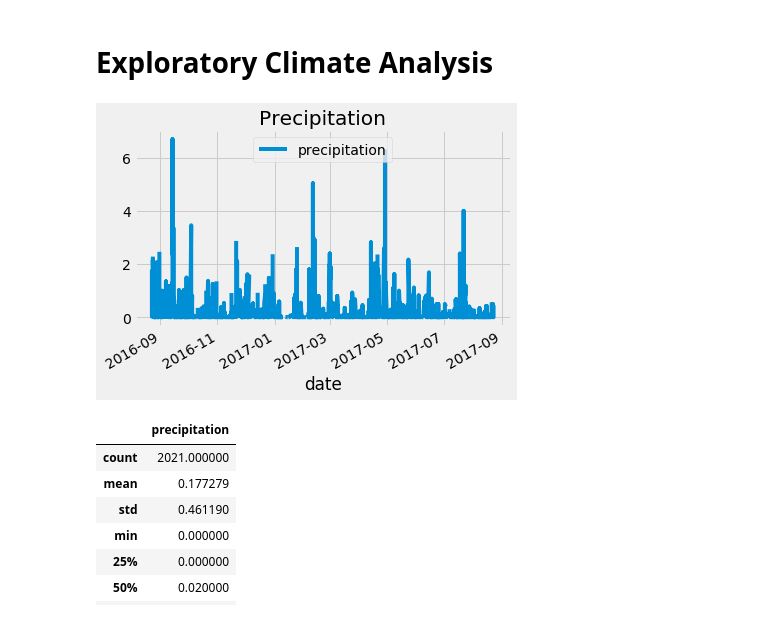
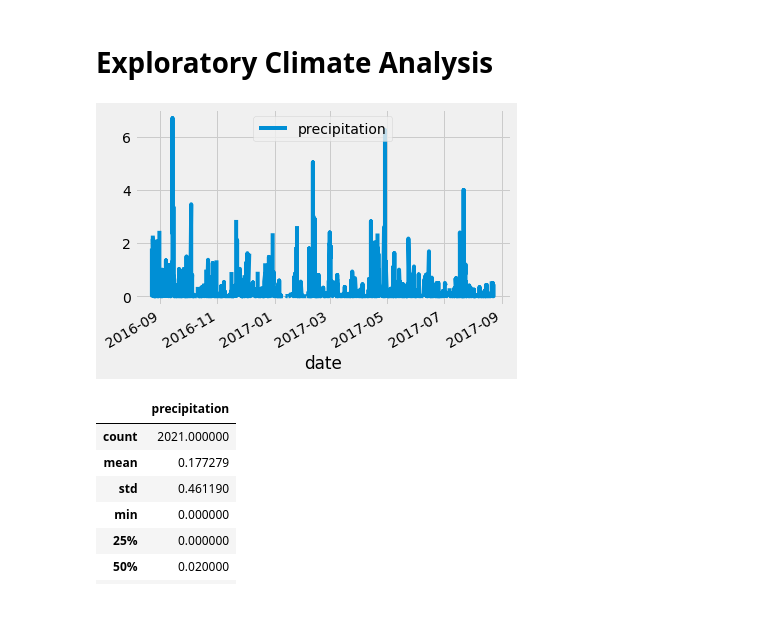
Before and after one commit to EJohnson7/SQLchemy, a Jupyter notebook: climate_starter.ipynb, the cells around one changed output. Cells and saved outputs as stored; diff of their text form; code cells hidden in the pictures.

```diff
--- a/climate_starter.ipynb
+++ b/climate_starter.ipynb
@@ -45,34 +45,34 @@ inspector.get_table_names()
 # %%
 # Design a query to retrieve the last 12 months of precipitation data and plot the results
 query = session.query(Measurement.date).order_by(Measurement.date.desc())
 
 # Calculate the date 1 year ago from the last data point in the database
 last = query.first()
 last = str(last[0])
 y_ago = dt.datetime.strptime(last, "%Y-%m-%d") - dt.timedelta(days=366)
 
 # Perform a query to retrieve the data and precipitation scores
 data = session.query(Measurement.date, Measurement.prcp).filter(Measurement.date > y_ago).all()
 
 # Save the query results as a Pandas DataFrame and set the index to the date column
 prec_df = pd.DataFrame(data, columns=['date', 'precipitation'])
 prec_df['date'] = pd.to_datetime(prec_df['date'], format='%Y-%m-%d')
 prec_df.set_index('date', inplace=True)
 
 # Sort the dataframe by date
 prec_df = prec_df.sort_values(by='date',ascending=True)
 
 # Use Pandas Plotting with Matplotlib to plot the data
 #plt.rcParams['figure.figsize'] = [15, 10]
 
-prec_df.plot(title="Precipitation")
+prec_df.plot()
 plt.xlabel('date')
 plt.legend(loc='upper center')
 
 plt.savefig("Images/Precipitation.png")
 plt.show()
 # %% [output]
-[figure, old version]
+[figure, new version]
 # %%
 # Use Pandas to calcualte the summary statistics for the precipitation data
 prec_df.describe()
```
Also changed, not shown: 1 other file.
